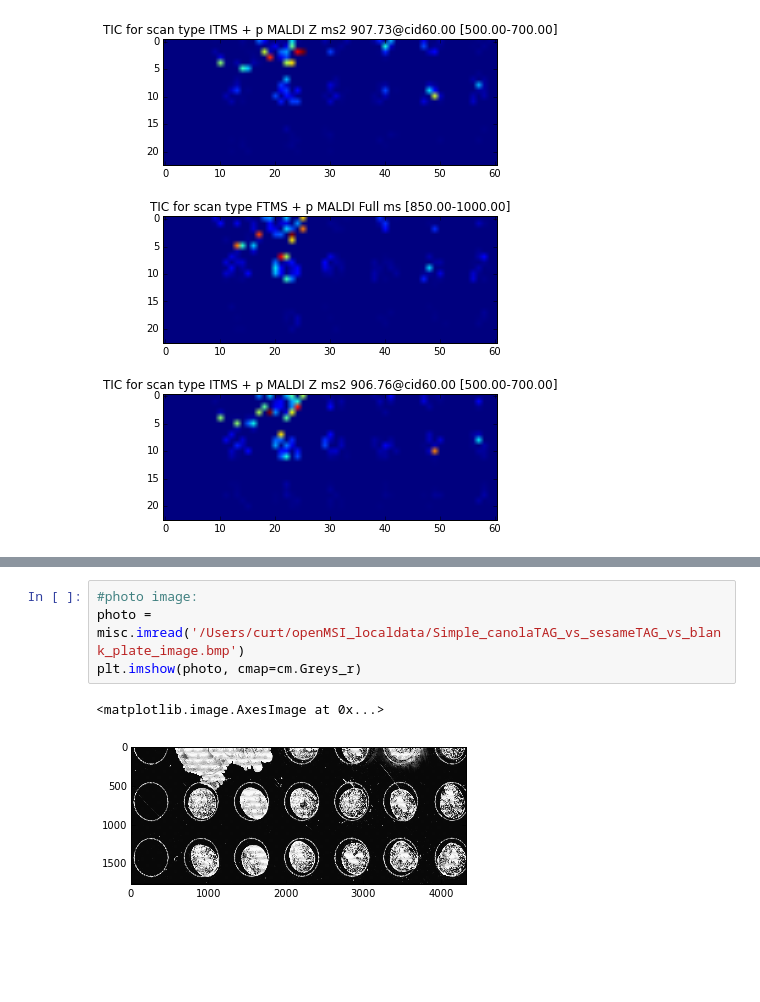
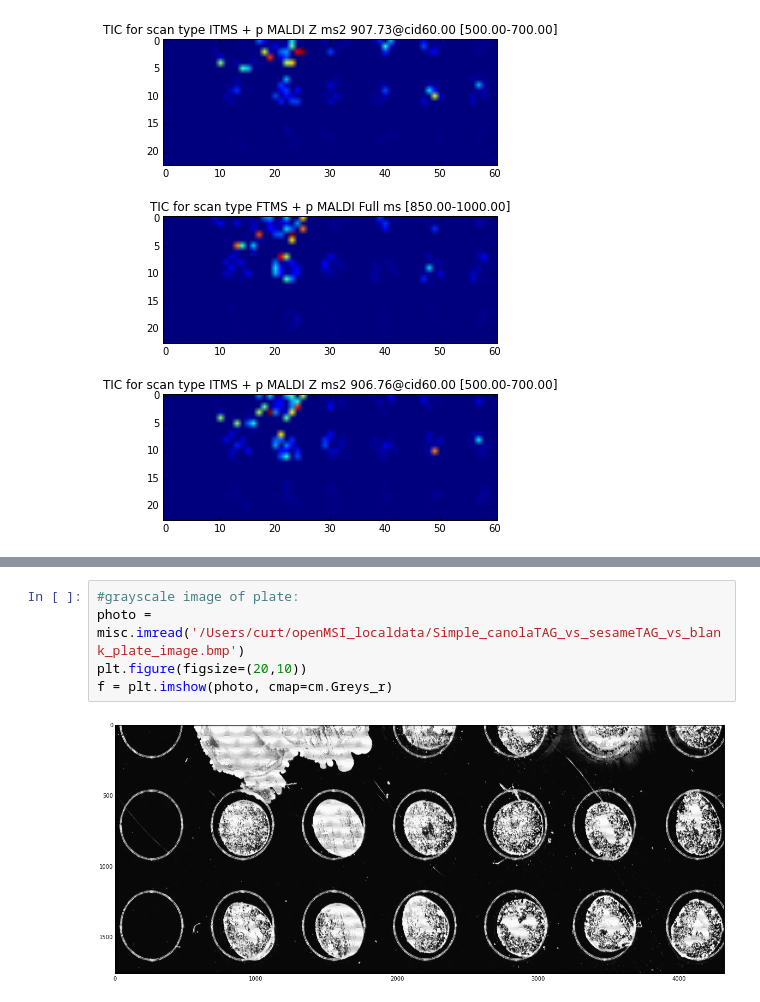
Before and after one commit to tentrillion/ipython_notebooks, a Jupyter notebook: image_registration_in_python.ipynb, the cells around one changed output, grey strips where cells are left out. Drawn from its saved outputs; the diff is of its cells as text; blank space fills up the shorter version.

```diff
--- a/image_registration_in_python.ipynb
+++ b/image_registration_in_python.ipynb
@@ -44,7 +84,7 @@ for ind in range(len(omsi_ms2.data)):
 # %%
-#photo image:
+#grayscale image of plate:
 photo = misc.imread('/Users/curt/openMSI_localdata/Simple_canolaTAG_vs_sesameTAG_vs_blank_plate_image.bmp')
-plt.imshow(photo, cmap=cm.Greys_r)
+plt.figure(figsize=(20,10))
+f = plt.imshow(photo, cmap=cm.Greys_r)
 # %% [output]
-<matplotlib.image.AxesImage at 0x...>
-[figure, old version]
+[figure, new version]
```
Also changed, not shown: parts of 17 cells of this notebook.
